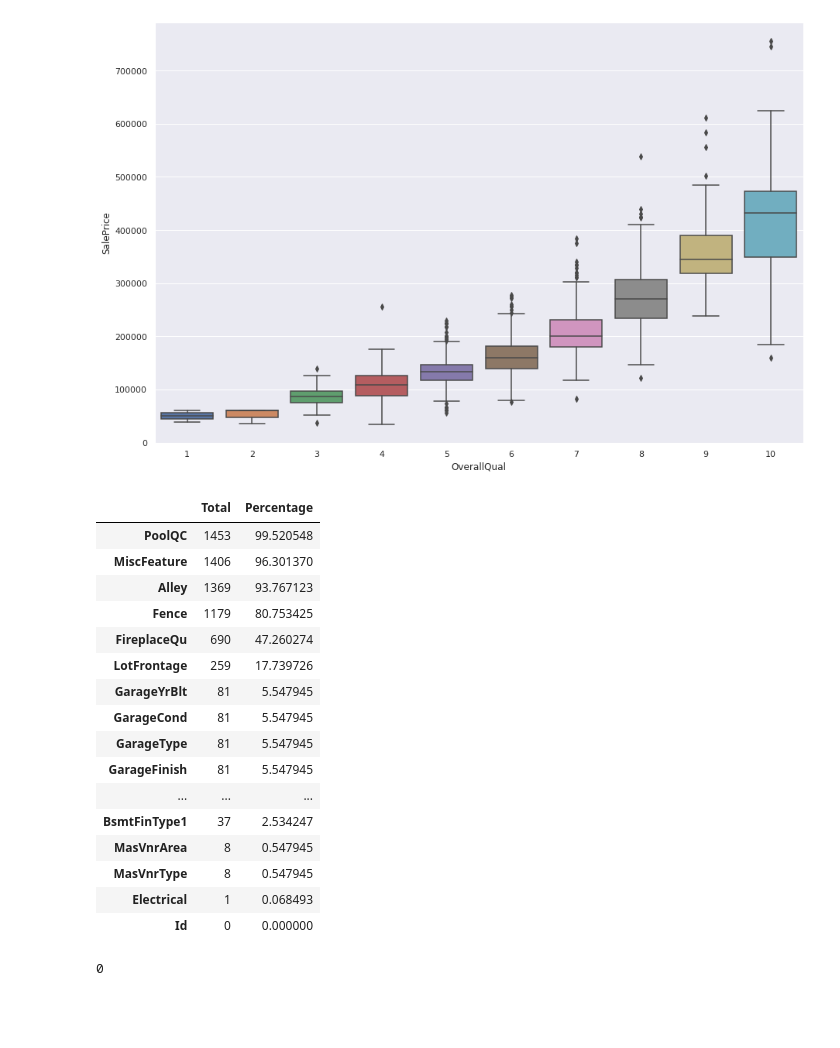
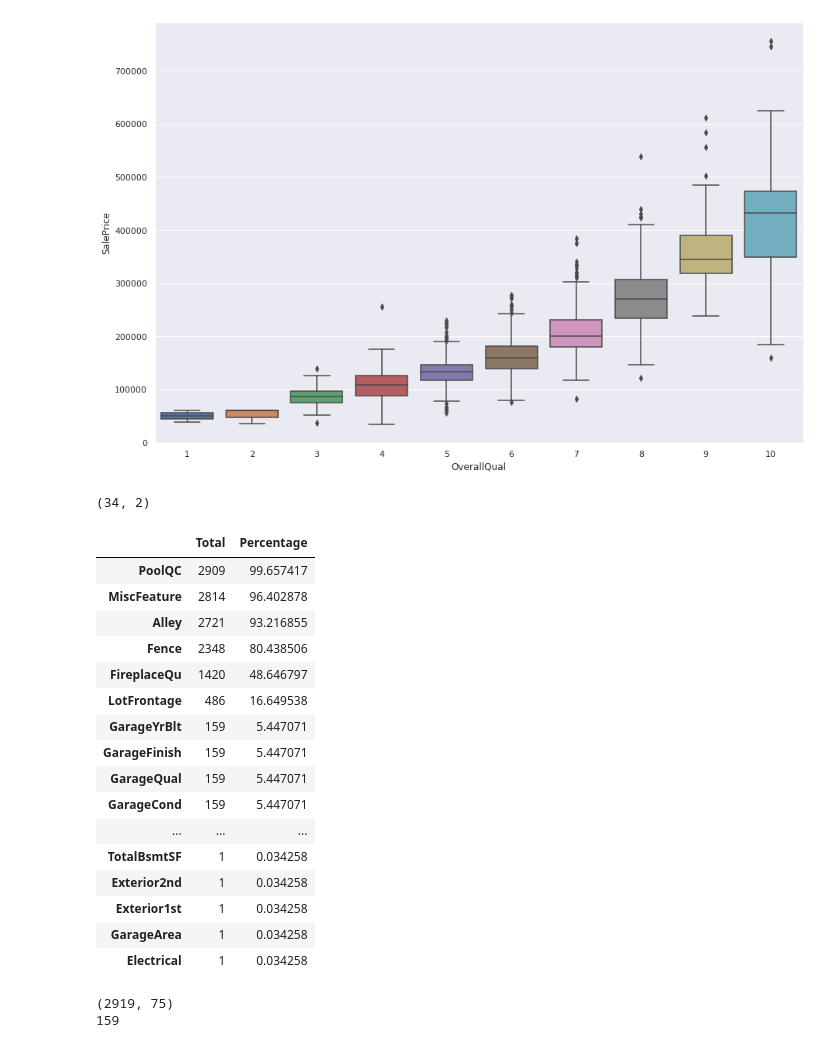
Before and after one commit to notjedi/ml-playground, a Jupyter notebook: housing-prices/housing-prices.ipynb, the cells around one changed output. Drawn from its saved outputs; the diff is of its cells as text; code cells hidden in the pictures; blank space fills up the shorter version.

```diff
--- a/housing-prices/housing-prices.ipynb
+++ b/housing-prices/housing-prices.ipynb
@@ -12,3 +17,5 @@ warnings.filterwarnings('ignore')
 # %%
-data_train = pd.read_csv('dataset/train.csv')
+train_data = pd.read_csv('dataset/train.csv')
+test_data = pd.read_csv('dataset/test.csv')
+all_data = pd.concat([train_data, test_data], ignore_index=True)
 # %%
@@ -71,32 +83,41 @@ sns.boxplot(x='OverallQual', y='SalePrice', data=data_train)
 [figure]
 # %%
 # taking a look at the missing(null) data
-missing_total = data_train.isnull().sum().sort_values(ascending=False)
-missing_percentage = (data_train.isnull().sum() * 100 / data_train.isnull().count()).sort_values(ascending=False)
-missing_cols = pd.concat([missing_total, missing_percentage], keys=['Total', 'Percentage'], axis=1)
-missing_cols.head(20)
+is_null = (all_data[all_data.columns.drop('SalePrice')]).isnull()
+missing_total = is_null.sum().sort_values(ascending=False)
+missing_total = missing_total[missing_total>0]
+missing_percentage = (is_null.sum() * 100 / is_null.count()
+                      ).sort_values(ascending=False)
+missing_percentage = missing_percentage[missing_percentage>0]
+missing_cols = pd.concat([missing_total, missing_percentage], keys=[
+                         'Total', 'Percentage'], axis=1)
+print(missing_cols.shape)
+missing_cols.head(35)
 # %% [output]
+(34, 2)
 |  | Total | Percentage |
-| PoolQC | 1453 | 99.520548 |
-| MiscFeature | 1406 | 96.301370 |
-| Alley | 1369 | 93.767123 |
-| Fence | 1179 | 80.753425 |
-| FireplaceQu | 690 | 47.260274 |
-| LotFrontage | 259 | 17.739726 |
-| GarageYrBlt | 81 | 5.547945 |
-| GarageCond | 81 | 5.547945 |
-| GarageType | 81 | 5.547945 |
-| GarageFinish | 81 | 5.547945 |
+| PoolQC | 2909 | 99.657417 |
+| MiscFeature | 2814 | 96.402878 |
+| Alley | 2721 | 93.216855 |
+| Fence | 2348 | 80.438506 |
+| FireplaceQu | 1420 | 48.646797 |
+| LotFrontage | 486 | 16.649538 |
+| GarageYrBlt | 159 | 5.447071 |
+| GarageFinish | 159 | 5.447071 |
+| GarageQual | 159 | 5.447071 |
+| GarageCond | 159 | 5.447071 |
 | ... | ... | ... |
-| BsmtFinType1 | 37 | 2.534247 |
-| MasVnrArea | 8 | 0.547945 |
-| MasVnrType | 8 | 0.547945 |
-| Electrical | 1 | 0.068493 |
-| Id | 0 | 0.000000 |
+| TotalBsmtSF | 1 | 0.034258 |
+| Exterior2nd | 1 | 0.034258 |
+| Exterior1st | 1 | 0.034258 |
+| GarageArea | 1 | 0.034258 |
+| Electrical | 1 | 0.034258 |
 # %%
-data_train = data_train.drop(columns=missing_cols[missing_cols['Total']>1].index)
-data_train = data_train.drop(data_train.loc[data_train['Electrical'].isnull()].index)
+all_data = all_data.drop(
+    columns=missing_cols[missing_cols['Percentage'] > 15].index)
 # checking there are no missing values
-print(data_train.isnull().sum().max())
+print(all_data.shape)
+print(all_data[all_data.columns.drop('SalePrice')].isnull().sum().max())
 # %% [output]
-0
+(2919, 75)
+159
```
Also changed, not shown: parts of 30 cells of this notebook, 3 other files.
